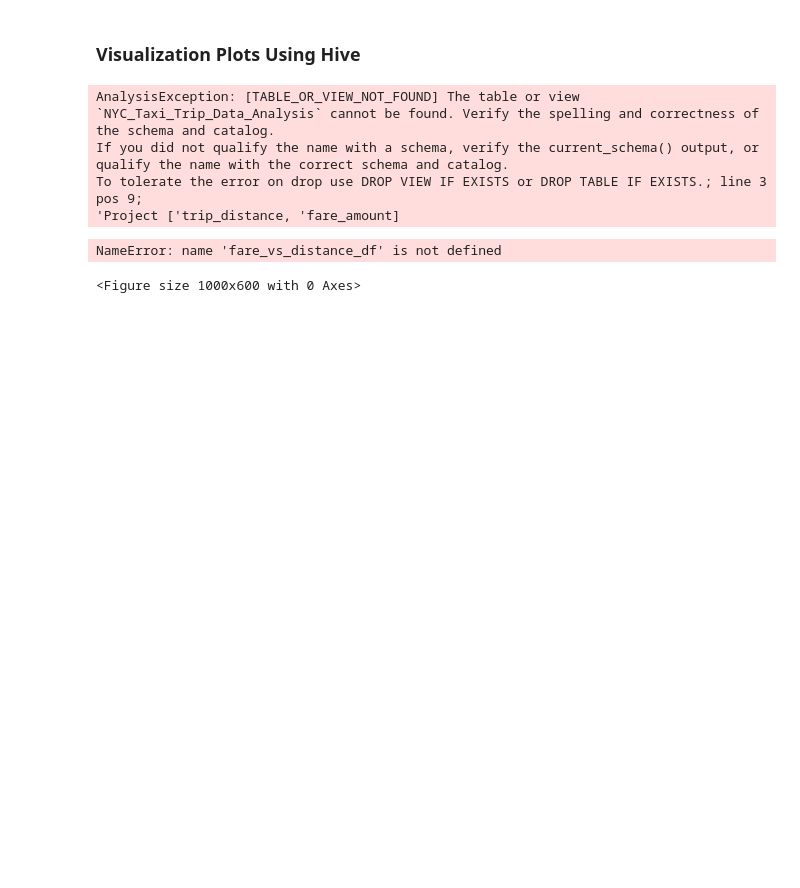
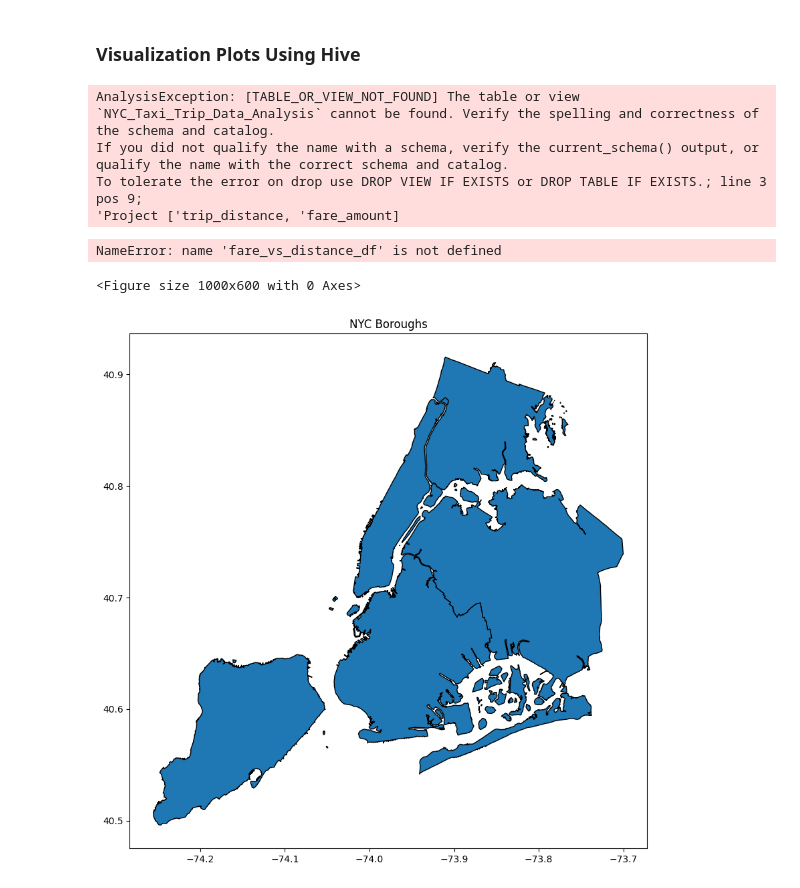
Before and after one commit to mayu99/NYC-Taxi-Data-Analysis-Using-PySpark, a Jupyter notebook: NYC_Taxi_Analysis.ipynb, the cells around one changed output. Cells and saved outputs as stored; diff of their text form; code cells hidden in the pictures; blank space fills up the shorter version.

Commit message:
Added Borough analysis for the dataset

```diff
--- a/NYC_Taxi_Analysis.ipynb
+++ b/NYC_Taxi_Analysis.ipynb
@@ -726,3 +722,17 @@ NameError: name 'fare_vs_distance_df' is not defined
 <Figure size 1000x600 with 0 Axes>
 # %%
 spark.stop()
+# %%
+import geopandas as gpd
+import pandas as pd
+import matplotlib.pyplot as plt
+
+# Load NYC boroughs
+boroughs = gpd.read_file("nyc-boroughs.geojson")
+
+# Plot boroughs
+boroughs.plot(figsize=(10, 10), edgecolor='black')
+plt.title("NYC Boroughs")
+plt.show()
+# %% [output]
+[figure, added]
```
Also changed, not shown: parts of 17 cells of this notebook.
